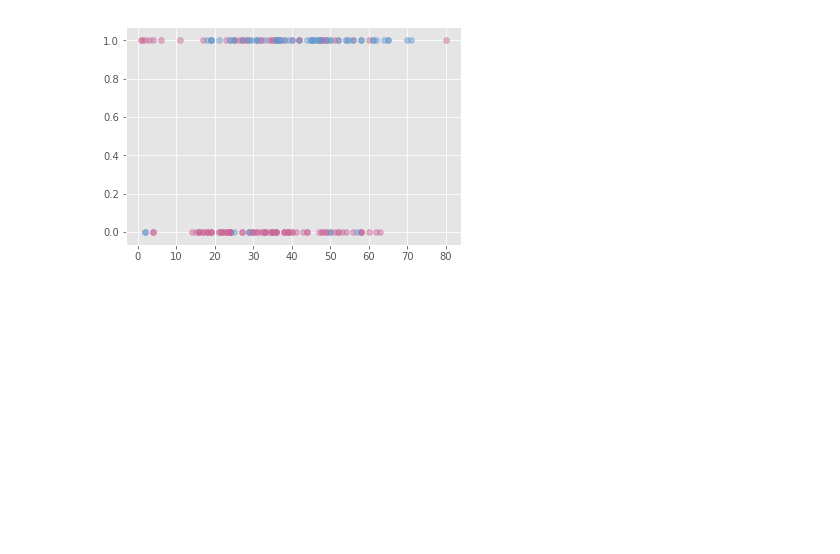
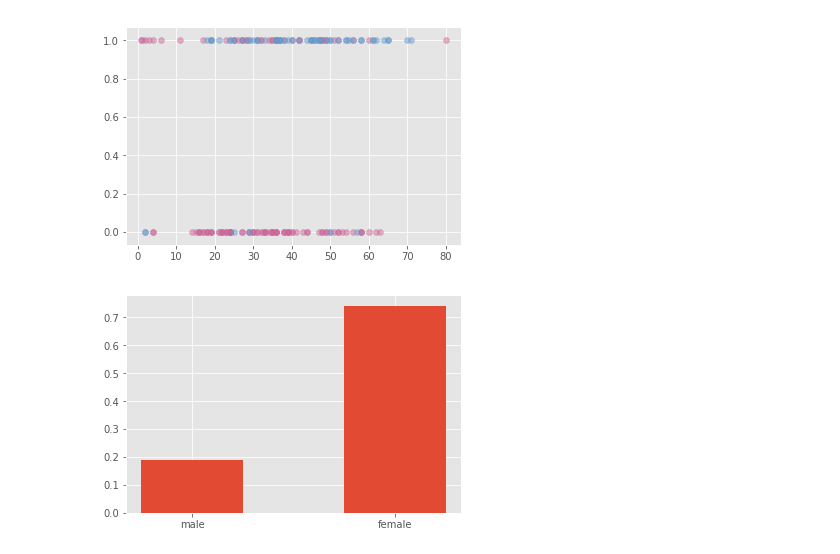
Before and after one commit to kyokicchi/titanic, a Jupyter notebook: titanic.ipynb, the cells around one changed output. Drawn from its saved outputs; the diff is of its cells as text; code cells hidden in the pictures; blank space fills up the shorter version.

```diff
--- a/titanic.ipynb
+++ b/titanic.ipynb
@@ -1,4 +1,4 @@
 # %%
 import pandas as pd
-df_orig = pd.read_csv('train.csv')
-df_orig.head()
+df_train = pd.read_csv('train.csv')
+df_test = pd.read_csv('test.csv')
@@ -96,0 +80,8 @@ def title_flag(name_df):
+# %%
+male_survived_ratio = len(df_train[(df_train.Sex == 'male') & (df_train.Survived == 1)]) / len(df_train[df_train.Sex == 'male'])
+female_survived_ratio = len(df_train[(df_train.Sex == 'female') & (df_train.Survived == 1)]) / len(df_train[df_train.Sex == 'female'])
+sex_survived_ratio = [male_survived_ratio, female_survived_ratio]
+plt.bar([0,1], sex_survived_ratio, tick_label=['male', 'female'], width=0.5)
+plt.show()
+# %% [output]
+[figure, added]
```
Also changed, not shown: parts of 15 cells of this notebook.
